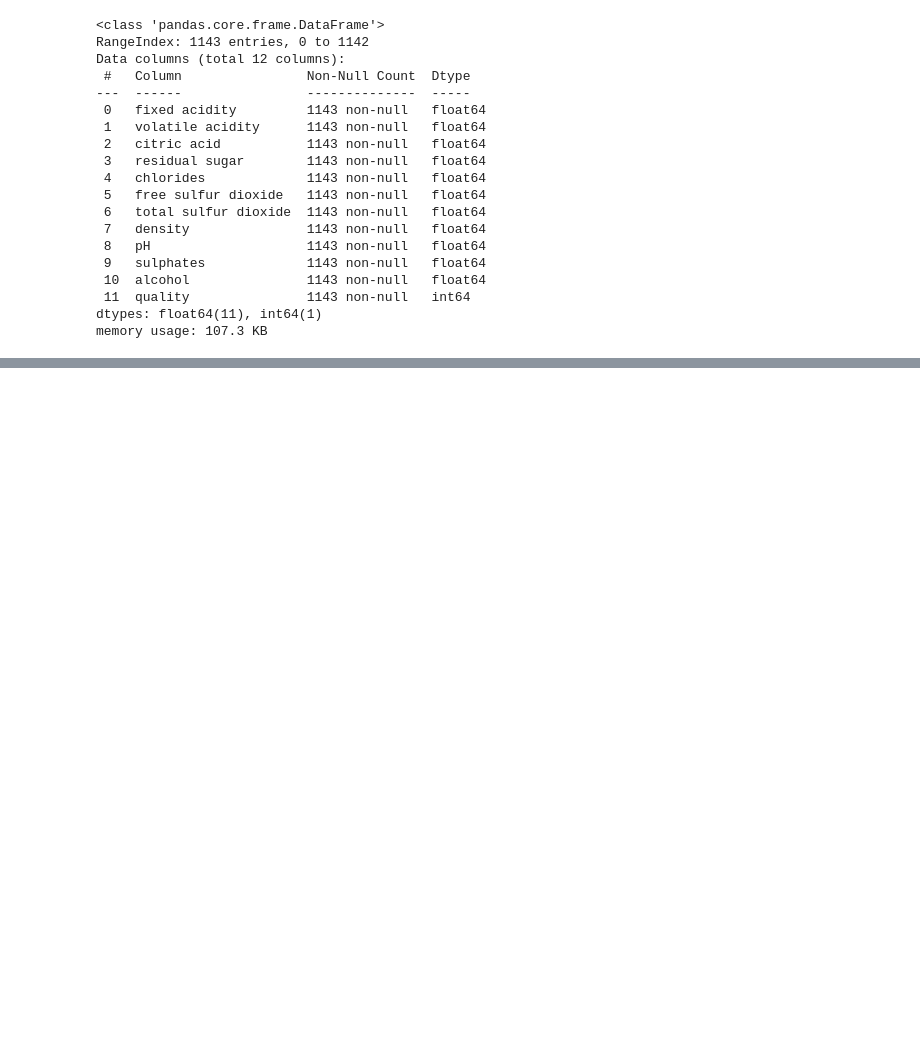
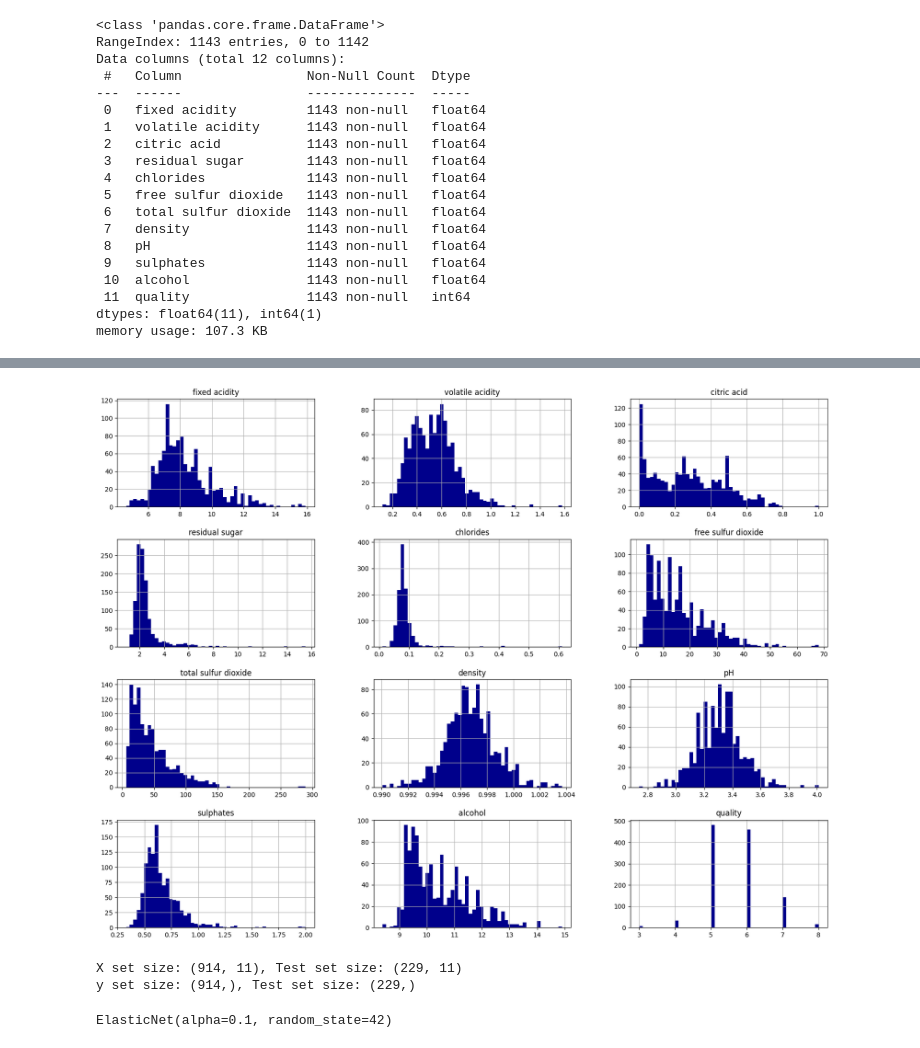
Before and after one commit to IamMayur95/End-to-End-Wine-Quality-Prediction, a Jupyter notebook: research/experiments.ipynb, the cells around one changed output, grey strips where cells are left out. Saved outputs shown, nothing was run; the diff lists cells and outputs as text; code cells hidden in the pictures; blank space fills up the shorter version.

```diff
--- a/research/experiments.ipynb
+++ b/research/experiments.ipynb
@@ -76,0 +106,5 @@ memory usage: 107.3 KB
+# %%
+wines.hist(bins=50 , figsize=(20, 15) , color='darkblue')
+plt.show()
+# %% [output]
+[figure, added]
@@ -76,0 +116,8 @@ memory usage: 107.3 KB
+# %%
+X_train, X_test, y_train, y_test = train_test_split(X, y, test_size=0.2, random_state=42)
+
+print(f"X set size: {X_train.shape}, Test set size: {X_test.shape}")
+print(f"y set size: {y_train.shape}, Test set size: {y_test.shape}")
+# %% [output]
+X set size: (914, 11), Test set size: (229, 11)
+y set size: (914,), Test set size: (229,)
@@ -76,0 +126,5 @@ memory usage: 107.3 KB
+# %%
+lr = ElasticNet(alpha=0.1,l1_ratio=0.5,random_state=42)
+lr.fit(X_train, y_train)
+# %% [output]
+ElasticNet(alpha=0.1, random_state=42)
```
Also changed, not shown: parts of 10 cells of this notebook, 8 other files.
